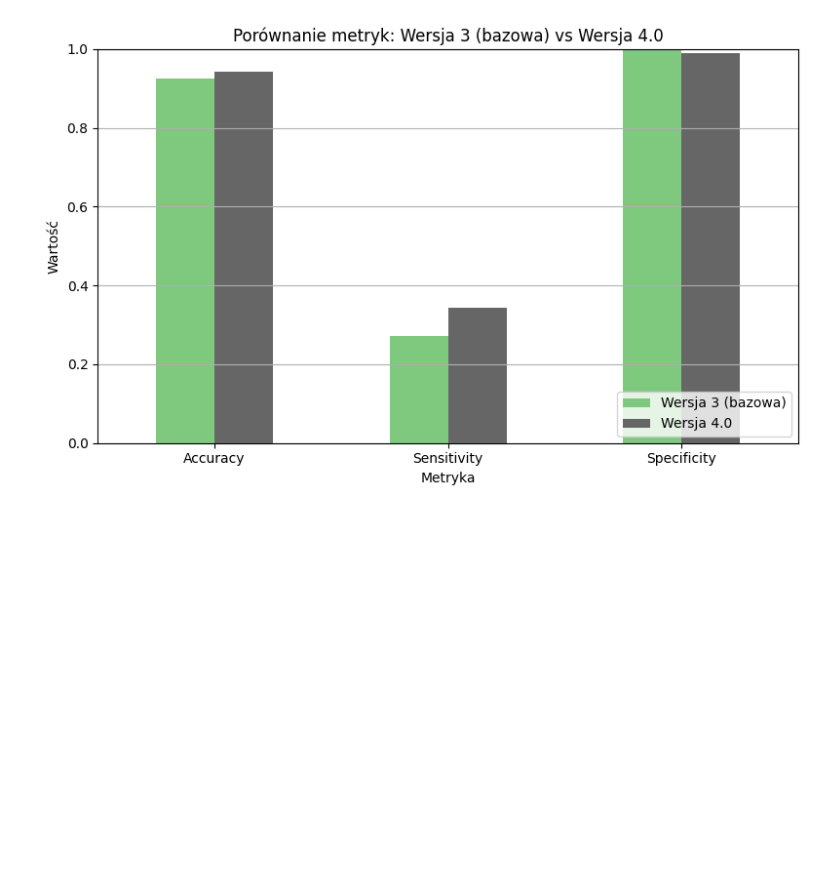
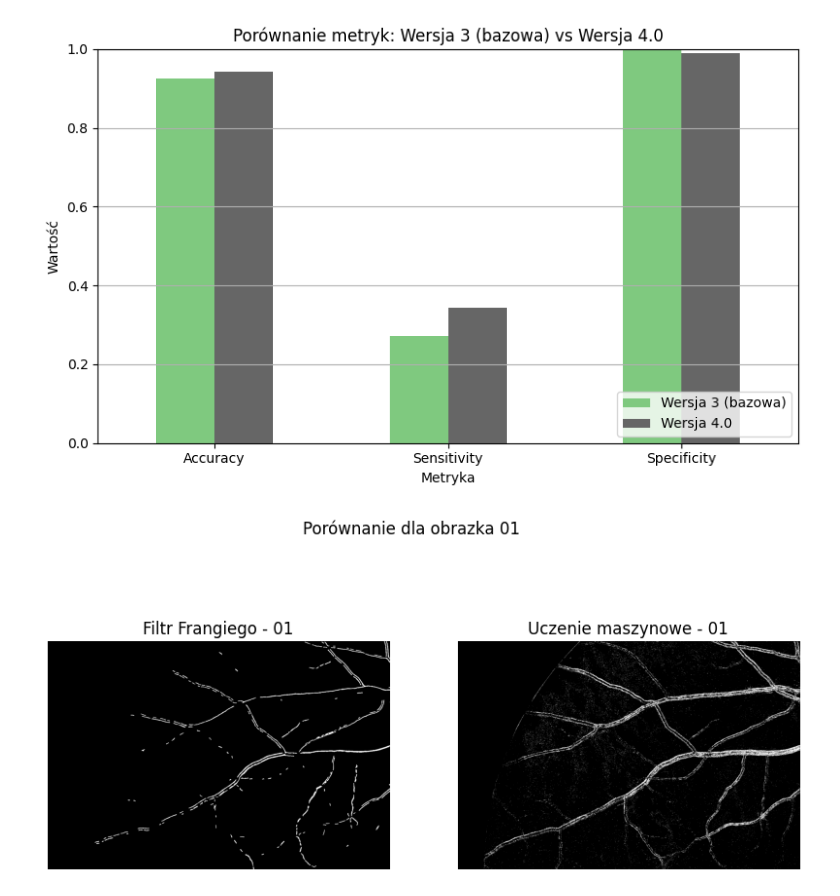
Before and after one commit to CzechowskiMateusz/RetinaVesselsDetector, a Jupyter notebook: main.ipynb, the cells around one changed output. Saved outputs shown, nothing was run; the diff lists cells and outputs as text; code cells hidden in the pictures; blank space fills up the shorter version.

Commit message:
final corrections on output comparation

```diff
--- a/main.ipynb
+++ b/main.ipynb
@@ -574,3 +527,96 @@ plt.tight_layout()
 plt.show()
 # %% [output]
 [figure]
+# %%
+def compute_metrics(ground_truth, postprocessed_mask):
+    ground_truth = (ground_truth > 0).astype(np.uint8)
+    postprocessed_mask = (postprocessed_mask > 0).astype(np.uint8)
+
+    if ground_truth.shape != postprocessed_mask.shape:
+        raise ValueError(f"Maski mają różne rozmiary: {ground_truth.shape} vs {postprocessed_mask.shape}")
+
+    y_true = ground_truth.flatten()
+    y_pred = postprocessed_mask.flatten()
+
+    cm = confusion_matrix(y_true, y_pred, labels=[0,1])
+    if cm.shape == (2,2):
+        TN, FP, FN, TP = cm.ravel()
+    else:
+        TN = cm[0,0] if cm.shape[0]>0 and cm.shape[1]>0 else 0
+        FP = cm[0,1] if cm.shape[1]>1 else 0
+        FN = cm[1,0] if cm.shape[0]>1 else 0
+        TP = cm[1,1] if cm.shape[0]>1 and cm.shape[1]>1 else 0
+
+    accuracy = accuracy_score(y_true, y_pred)
+    sensitivity = TP / (TP + FN) if (TP + FN) > 0 else 0
+    specificity = TN / (TN + FP) if (TN + FP) > 0 else 0
+
+    arithmetic_mean = (sensitivity + specificity) / 2
+    geometric_mean = sqrt(sensitivity * specificity)
+
+    return {
+        'confusion_matrix': cm,
+        'accuracy': accuracy,
+        'sensitivity': sensitivity,
+        'specificity': specificity,
+        'arithmetic_mean': arithmetic_mean,
+        'geometric_mean': geometric_mean
+    }
+
+indices = ['01', '02', '04', '05', '08']
+path_method1 = 'output-data/basic/{}_cleaned_mask.png'
+path_method2 = 'output-data/{}_h3_output.png'
+path_ground_truth = 'input-data/{}_h.tif'
+
+for idx in indices:
+    gt = np.array(Image.open(path_ground_truth.format(idx)).convert('L'))
+
+    img1_full = cv2.imread(path_method1.format(idx), cv2.IMREAD_GRAYSCALE)
+    img2 = cv2.imread(path_method2.format(idx), cv2.IMREAD_GRAYSCALE)
+
+    if img1_full is None or img2 is None or gt is None:
+        print(f'Nie można wczytać jednego z obrazków o indeksie {idx}')
+        continue
+
+    h, w = img1_full.shape
+    img1 = img1_full[:h//2, :w//2]
+
+    gt_quarter = gt[:h//2, :w//2]
+    metrics1 = compute_metrics(gt_quarter, img1)
+    metrics2 = compute_metrics(gt_quarter, img2)
+
+
+    fig, axs = plt.subplots(1, 2, figsize=(10, 5))
+    axs[0].imshow(img1, cmap='gray')
+    axs[0].set_title(f'Filtr Frangiego - {idx}')
+    axs[0].axis('off')
+
+    axs[1].imshow(img2, cmap='gray')
+    axs[1].set_title(f'Uczenie maszynowe - {idx}')
+    axs[1].axis('off')
+
+    plt.suptitle(f'Porównanie dla obrazka {idx}')
+    plt.show()
+
+    print(f'Wyniki dla obrazka {idx}:\n')
+
+    print('--- Filtr Frangiego ---')
+    print('Macierz pomyłek:')
+    print(metrics1["confusion_matrix"])
+    print(f'Trafność (accuracy): {metrics1["accuracy"]:.4f}')
+    print(f'Czułość (sensitivity): {metrics1["sensitivity"]:.4f}')
+    print(f'Swoistość (specificity): {metrics1["specificity"]:.4f}')
+    print(f'Średnia arytmetyczna: {metrics1["arithmetic_mean"]:.4f}')
+    print(f'Średnia geometryczna: {metrics1["geometric_mean"]:.4f}')
+
+    print('\n--- Uczenie maszynowe ---')
+    print('Macierz pomyłek:')
+    print(metrics2["confusion_matrix"])
+    print(f'Trafność (accuracy): {metrics2["accuracy"]:.4f}')
+    print(f'Czułość (sensitivity): {metrics2["sensitivity"]:.4f}')
+    print(f'Swoistość (specificity): {metrics2["specificity"]:.4f}')
+    print(f'Średnia arytmetyczna: {metrics2["arithmetic_mean"]:.4f}')
+    print(f'Średnia geometryczna: {metrics2["geometric_mean"]:.4f}')
+    print('-'*60)
+# %% [output]
+[figure, added]
```
Also changed, not shown: parts of 3 cells of this notebook, 2 other files.
